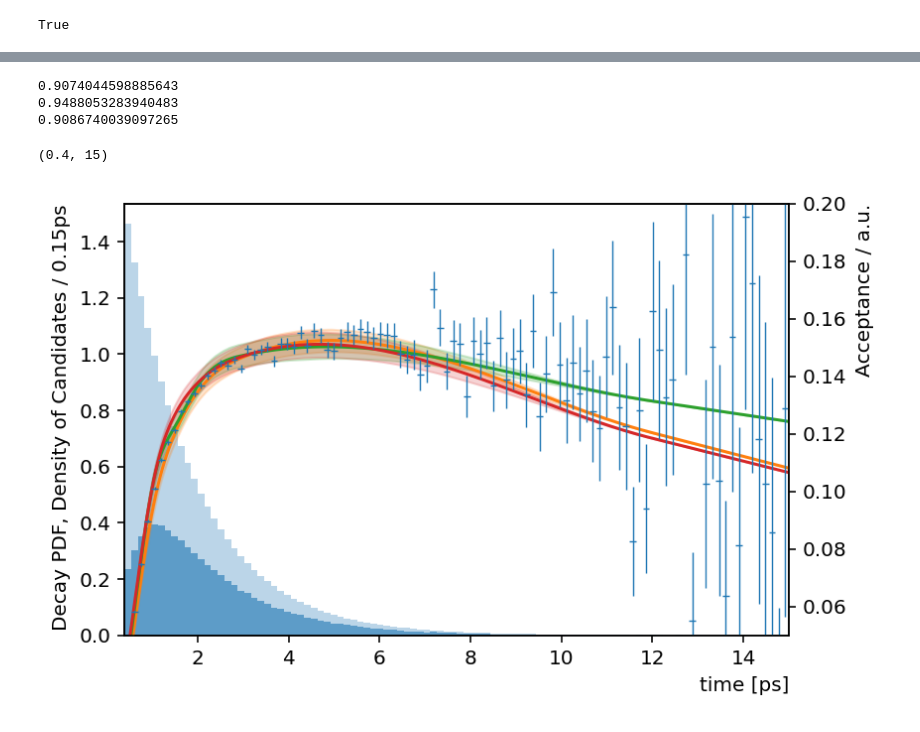
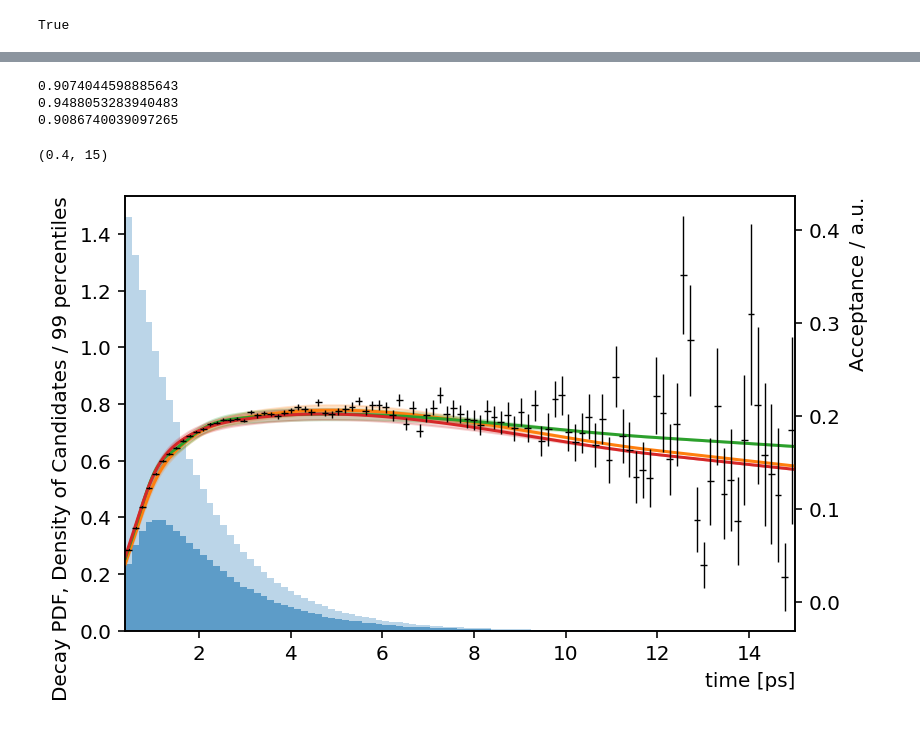
Before and after one commit to bixel/RooCubicSplineInvestigation, a Jupyter notebook: Splines.ipynb, the cells around one changed output, grey strips where cells are left out. Saved outputs shown, nothing was run; the diff lists cells and outputs as text; code cells hidden in the pictures.

```diff
--- a/Splines.ipynb
+++ b/Splines.ipynb
@@ -277,17 +280,22 @@ filled(t, mean_c=[0.26, 0.47, 0.81, 1.06, 1.35, 1.29])
 # %%
-def get_c_cov(fitresult, y='20152016'):
-    cov = np.array(6 * [6 * [0.0]])
-    for i in range(6):
-        for j in range(6):
+def get_c_cov(fitresult, crange=[], y='20152016'):
+    cov = np.array(len(crange) * [len(crange) * [0.0]])
+    if y:
+        y = '_' + y
+    else:
+        y = ''
+    for mi, i in enumerate(crange):
+        for mj, j in enumerate(crange):
             if i == j:
-                cov[i, j] = fitresult.floatParsFinal().find(f'var{i + 1}_{y}').getError() ** 2
+                print(f'var{i}{y}')
+                cov[mi, mj] = fitresult.floatParsFinal().find(f'var{i}{y}').getError() ** 2
             else:
-                cov[i, j] = cov[j, i] = (
-                    fitresult.correlation(f'var{i + 1}_{y}', f'var{j + 1}_{y}')
-                    * fitresult.floatParsFinal().find(f'var{i + 1}_{y}').getError()
-                    * fitresult.floatParsFinal().find(f'var{j + 1}_{y}').getError()
+                cov[mi, mj] = cov[mj, mi] = (
+                    fitresult.correlation(f'var{i + 1}_{y}', f'var{j}{y}')
+                    * fitresult.floatParsFinal().find(f'var{i}{y}').getError()
+                    * fitresult.floatParsFinal().find(f'var{j}{y}').getError()
                 )
-    c = [fitresult.floatParsFinal().find(f'var{i}_{y}').getVal() for i in range(1, 7)]
+    c = [fitresult.floatParsFinal().find(f'var{i}{y}').getVal() for i in crange]
     return c, cov
 # %%
 def get_coeff(max, t0, t1, c):
@@ -307,46 +315,50 @@ from matplotlib.colors import to_rgba
 # %%
 plt.figure(dpi=144)
 timeys = []
-hist, bins = np.histogram(df.BeautyTime, bins=100, weights=df.sw, density=True)
+# bins = np.percentile(df.BeautyTime, np.linspace(0, 100, 50))
+bins = np.linspace(0.4, 15, 100)
+hist, _ = np.histogram(df.BeautyTime, bins=bins, weights=df.sw, density=True)
 absolute_hist, _ = np.histogram(df.BeautyTime, bins=bins, weights=df.sw)
-binwidth = bins[1] - bins[0]
-bincenters = bins[0:-1] + binwidth / 2
+binwidth = bins[1:] - bins[:-1]
+bincenters = bins[:-1] + binwidth / 2
 for x in bincenters:
     time.setVal(x)
     timeys.append(timepdf.getVal())
 timeys = np.array(timeys)
 plt.bar(bincenters, timeys, binwidth, color=to_rgba('C0', 0.3))
 plt.bar(bincenters, hist, binwidth, color=to_rgba('C0', 0.6))
-plt.ylabel(f'Decay PDF, Density of Candidates / {binwidth:.2g}ps', ha='right', y=1)
+plt.ylabel(f'Decay PDF, Density of Candidates / {len(binwidth)} percentiles', ha='right', y=1)
 plt.xlabel('time [ps]', ha='right', x=1)
 plt.ylim(bottom=0)
+# plt.yscale('log')
 
 plt.gca().twinx()
-normrange = (bincenters > 1) & (bincenters < 8)
+normrange = (bincenters > 0.5) & (bincenters < 6)
 scale = trapz((hist / timeys)[normrange], bincenters[normrange])
 yerr_rel = np.sqrt(absolute_hist) / absolute_hist
 plt.errorbar(
     bincenters,
     hist / timeys / scale, xerr=binwidth / 2,
     yerr=yerr_rel * hist / timeys / scale,
     fmt=',',
     zorder=1,
-    linewidth=0.7)
+    linewidth=0.7,
+    color='k')
 
 t = 3 * [0.4] + [0.5, 1., 1.5, 2., 3, 12] + 3 * [15]
 
 for i, y in enumerate(['20152016', '2017', '2018']):
     c, cov = get_c_cov(oldknotsr, y=y)
     lastknot = get_coeff(15, t[-5], t[-4], c + [1])
     print(lastknot)
-    filled(t=t, mean_c=c, cov=cov, lastknot=lastknot, label=y, normrange=(1, 8), impl='root',
+    filled(t=t, mean_c=c, cov=cov, lastknot=lastknot, label=y, normrange=(0.5, 6), impl='root',
            color=f'C{i + 1}', zorder=0)
-plt.ylim(0.05, 0.2)
+# plt.ylim(0.05, 0.2)
 plt.ylabel('Acceptance / a.u.', ha='right', y=1)
 plt.xlim(0.4, 15)
 # %% [output]
 0.9074044598885643
 0.9488053283940483
 0.9086740039097265
 (0.4, 15)
-[figure, old version]
+[figure, new version]
```
Also changed, not shown: parts of 31 cells of this notebook, 9 other files.
